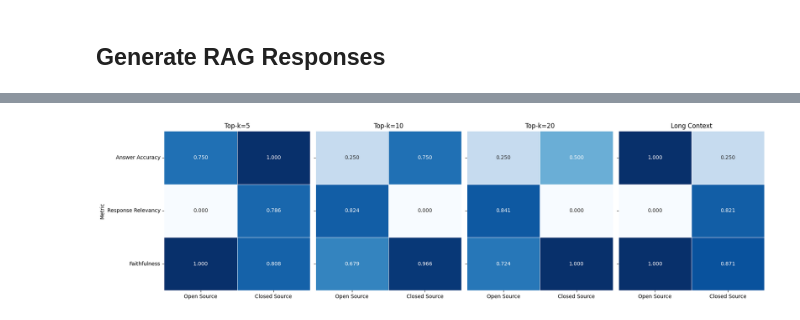
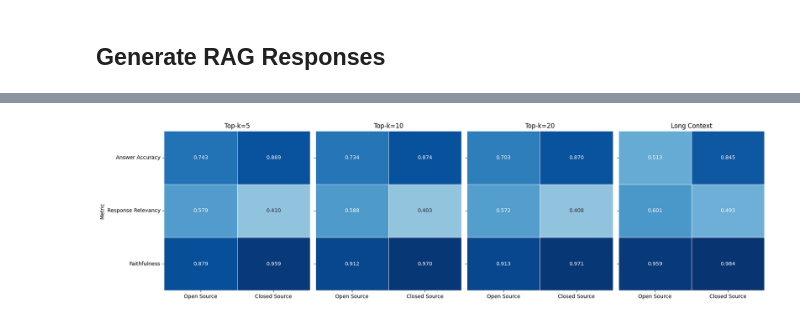
Before and after one commit to lukaskaibel/rag-medical-consultation, a Jupyter notebook: 6_generation_evaluation.ipynb, the cells around one changed output, grey strips where cells are left out. Cells and saved outputs as stored; diff of their text form; code cells hidden in the pictures.

Commit message:
Generation Eval Done

```diff
--- a/6_generation_evaluation.ipynb
+++ b/6_generation_evaluation.ipynb
@@ -333,7 +355,7 @@ import pandas as pd
 import seaborn as sns
 import matplotlib.pyplot as plt
 
-df = pd.read_pickle("results/generation/2025-08-14_10-26-20.pkl")
+df = pd.read_pickle("results/generation/2025-08-15_13-43-52.pkl")
 
 # --- 1) Settings ---
 METRICS = [
@@ -396,32 +418,34 @@ for config in CONFIGS:
         columns=SOURCES
     )
 
 # --- 4) Plot horizontally with Seaborn style ---
 fig, axes = plt.subplots(1, len(CONFIGS), figsize=(5*len(CONFIGS), 5), sharey=True)
 
 if len(CONFIGS) == 1:
     axes = [axes]
 
 for ax, config in zip(axes, CONFIGS):
     summary_df = heatmaps[config]
     sns.heatmap(
         summary_df,
         annot=True,
         cmap="Blues",
         fmt=".3f",
         cbar=False,
         linewidths=0.5,
         vmax=1.0,
+        vmin=0,
         ax=ax
     )
     ax.set_title(config)
     if ax != axes[0]:
         ax.set_ylabel("")  # remove repeated ylabel
     else:
         ax.set_ylabel("Metric")
 
 plt.tight_layout(rect=[0, 0, 0.9, 1])  # leave space for colorbar
 plt.show()
+fig.savefig('figures/generation_eval_broad.pgf')
 # %% [output]
-[figure, old version]
+[figure, new version]
 # %%
```
Also changed, not shown: parts of 10 cells of this notebook, 12 other files.
